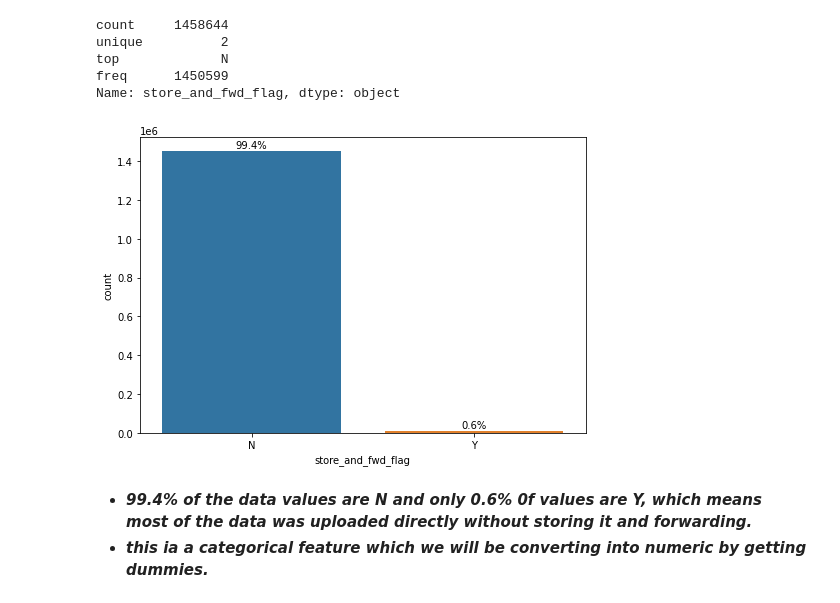
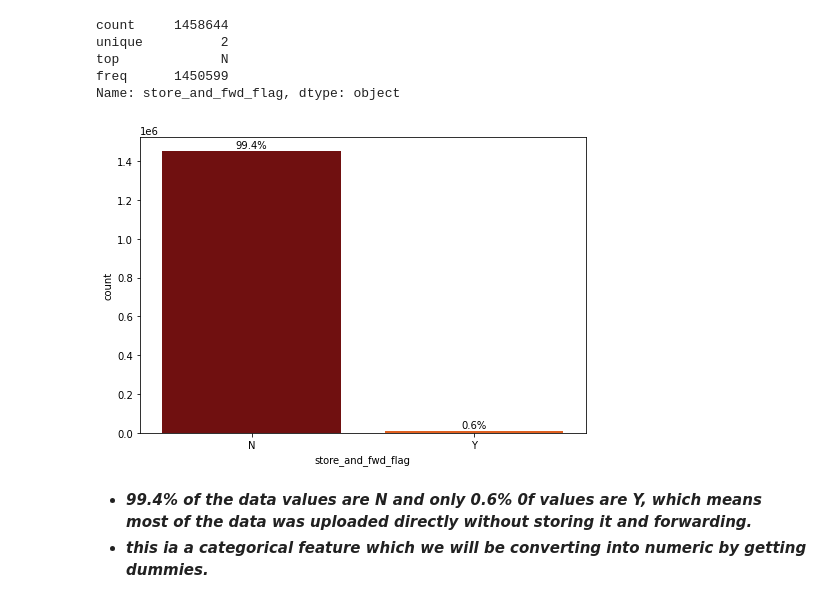
Before and after one commit to anishjohnson/NYC_Taxi_Trip_Time_Prediction, a Jupyter notebook: NYC_Taxi_TripDuration_Prediction.ipynb, the cells around one changed output. Drawn from its saved outputs; the diff is of its cells as text; code cells hidden in the pictures.

```diff
--- a/NYC_Taxi_TripDuration_Prediction.ipynb
+++ b/NYC_Taxi_TripDuration_Prediction.ipynb
@@ -308,19 +314,20 @@ freq      1450599
 Name: store_and_fwd_flag, dtype: object
 # %%
 # Plot it.
-plt.figure(figsize=(7,5))
-ax = sns.countplot(nyc_df['store_and_fwd_flag'])
+fig = plt.figure(figsize=(7,5))
+plot = sns.countplot(nyc_df['store_and_fwd_flag'], palette='gist_heat')
 
 total = len(nyc_df)
-for p in ax.patches:
+for p in plot.patches:
     percentage = f'{100 * p.get_height() / total:.1f}%\n'
     x = p.get_x() + p.get_width() / 2
     y = p.get_height()
-    ax.annotate(percentage, (x, y), ha='center', va='center')
+    plot.annotate(percentage, (x, y), ha='center', va='center')
+
 plt.tight_layout()
 plt.show()
 # %% [output]
-[figure, old version]
+[figure, new version]
 # %% [markdown]
 * ***99.4% of the data values are N and only 0.6% 0f values are Y, which means most of the data was uploaded directly without storing it and forwarding.***
 * ***this ia a categorical feature which we will be converting into numeric by getting dummies.***
```
Also changed, not shown: parts of 24 cells of this notebook.
